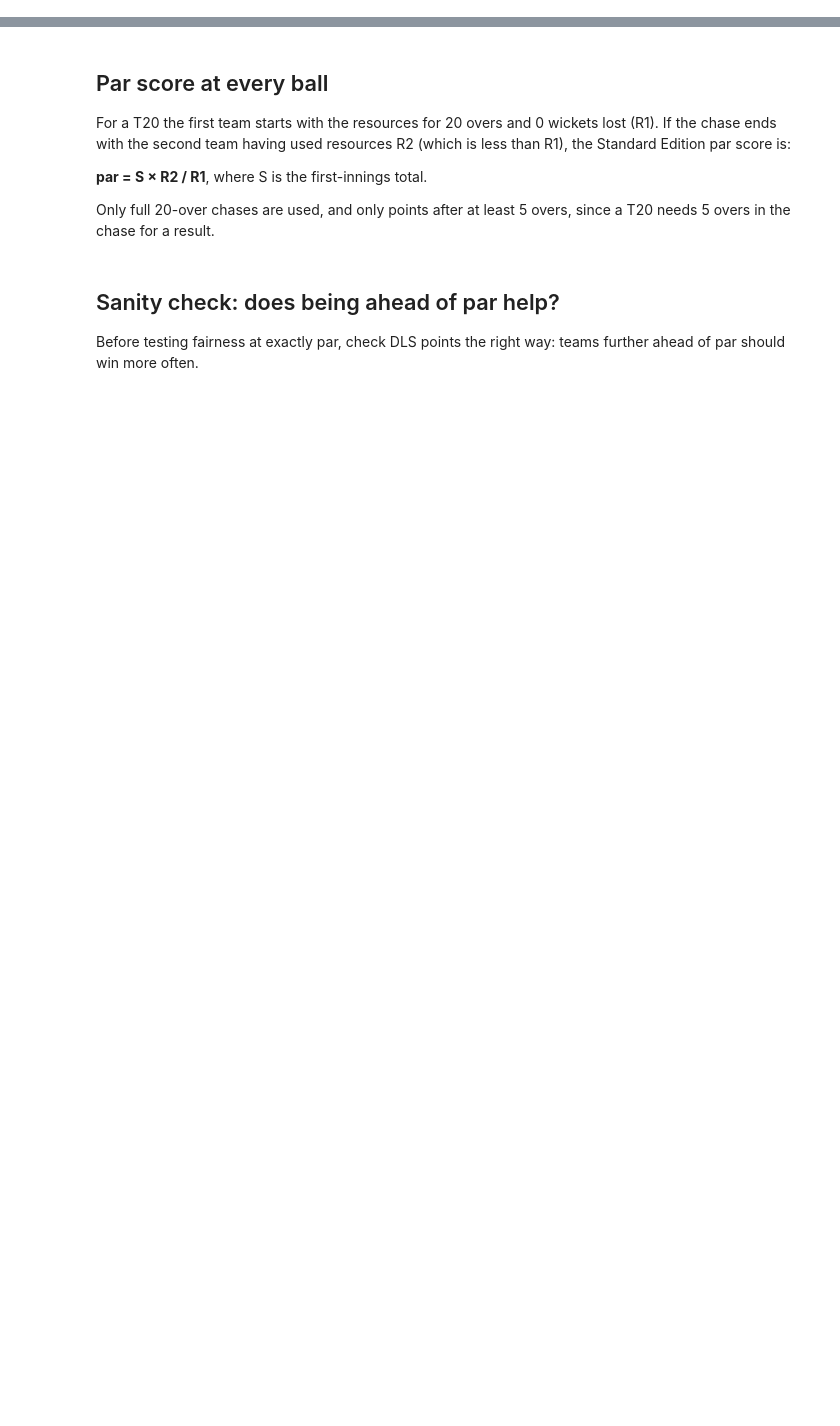
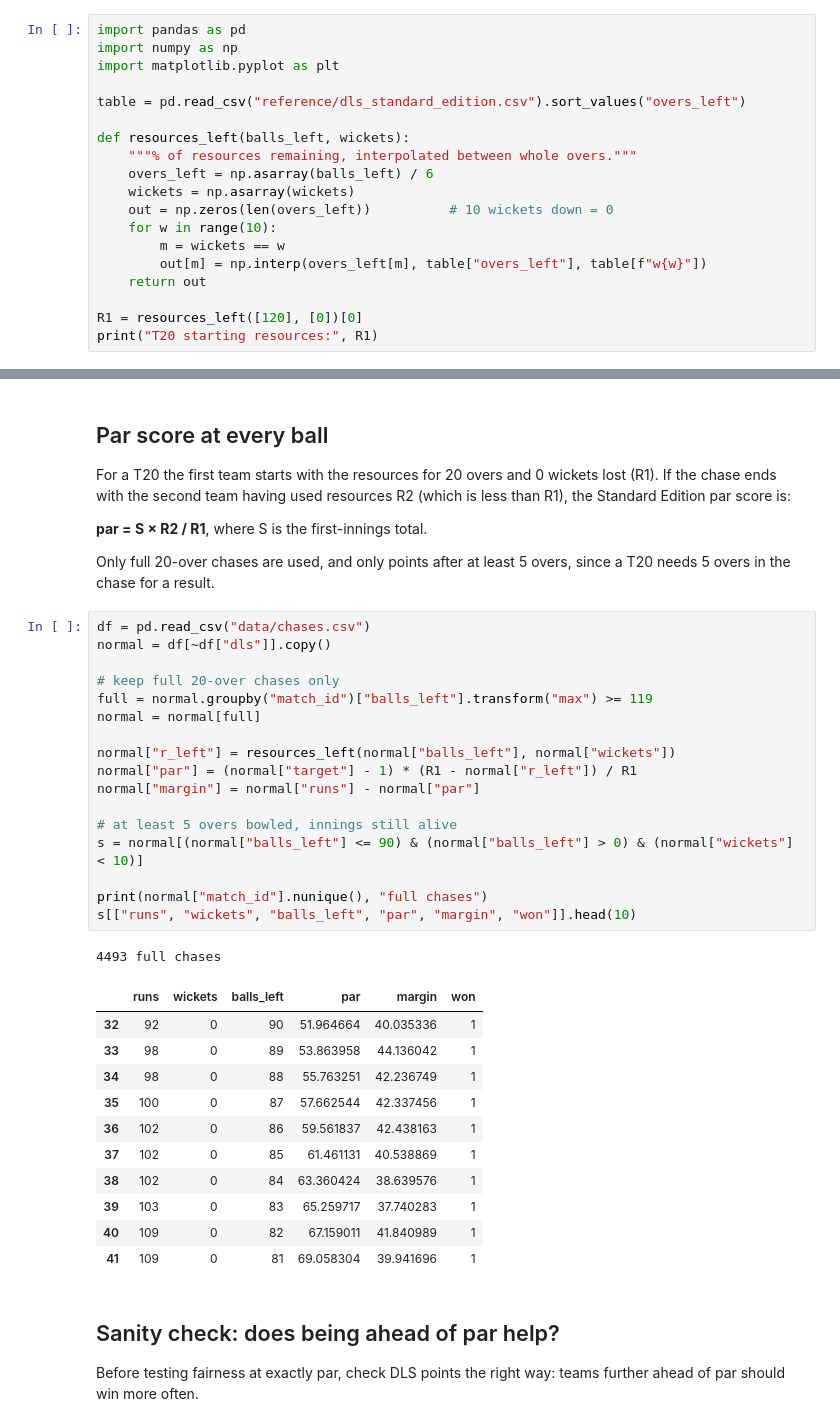
Before and after one commit to abdulhaquemohammed/dls-fairness-t20, a Jupyter notebook: 04_dls_test.ipynb, the cells around one changed output, grey strips where cells are left out. Cells and saved outputs as stored; diff of their text form; blank space fills up the shorter version.

```diff
--- a/04_dls_test.ipynb
+++ b/04_dls_test.ipynb
@@ -20,3 +20,22 @@ The ICC uses the DLS Professional (Stern) Edition, which is proprietary software
 ## Loading the resource table
 
 The table gives the % of a team's batting resources remaining for each number of overs left (50 down to 0) and wickets lost (0 to 9). It's over-by-over, so values between whole overs are linearly interpolated. With 10 wickets lost, resources are 0.
+# %%
+import pandas as pd
+import numpy as np
+import matplotlib.pyplot as plt
+
+table = pd.read_csv("reference/dls_standard_edition.csv").sort_values("overs_left")
+
+def resources_left(balls_left, wickets):
+    """% of resources remaining, interpolated between whole overs."""
+    overs_left = np.asarray(balls_left) / 6
+    wickets = np.asarray(wickets)
+    out = np.zeros(len(overs_left))          # 10 wickets down = 0
+    for w in range(10):
+        m = wickets == w
+        out[m] = np.interp(overs_left[m], table["overs_left"], table[f"w{w}"])
+    return out
+
+R1 = resources_left([120], [0])[0]
+print("T20 starting resources:", R1)
@@ -28,6 +49,36 @@ For a T20 the first team starts with the resources for 20 overs and 0 wickets lo
 **par = S × R2 / R1**, where S is the first-innings total.
 
 Only full 20-over chases are used, and only points after at least 5 overs, since a T20 needs 5 overs in the chase for a result.
+# %%
+df = pd.read_csv("data/chases.csv")
+normal = df[~df["dls"]].copy()
+
+# keep full 20-over chases only
+full = normal.groupby("match_id")["balls_left"].transform("max") >= 119
+normal = normal[full]
+
+normal["r_left"] = resources_left(normal["balls_left"], normal["wickets"])
+normal["par"] = (normal["target"] - 1) * (R1 - normal["r_left"]) / R1
+normal["margin"] = normal["runs"] - normal["par"]
+
+# at least 5 overs bowled, innings still alive
+s = normal[(normal["balls_left"] <= 90) & (normal["balls_left"] > 0) & (normal["wickets"] < 10)]
+
+print(normal["match_id"].nunique(), "full chases")
+s[["runs", "wickets", "balls_left", "par", "margin", "won"]].head(10)
+# %% [output]
+4493 full chases
+|  | runs | wickets | balls_left | par | margin | won |
+| 32 | 92 | 0 | 90 | 51.964664 | 40.035336 | 1 |
+| 33 | 98 | 0 | 89 | 53.863958 | 44.136042 | 1 |
+| 34 | 98 | 0 | 88 | 55.763251 | 42.236749 | 1 |
+| 35 | 100 | 0 | 87 | 57.662544 | 42.337456 | 1 |
+| 36 | 102 | 0 | 86 | 59.561837 | 42.438163 | 1 |
+| 37 | 102 | 0 | 85 | 61.461131 | 40.538869 | 1 |
+| 38 | 102 | 0 | 84 | 63.360424 | 38.639576 | 1 |
+| 39 | 103 | 0 | 83 | 65.259717 | 37.740283 | 1 |
+| 40 | 109 | 0 | 82 | 67.159011 | 41.840989 | 1 |
+| 41 | 109 | 0 | 81 | 69.058304 | 39.941696 | 1 |
 # %% [markdown]
 ## Sanity check: does being ahead of par help?
 
```
Also changed, not shown: parts of 8 cells of this notebook, 2 other files.
